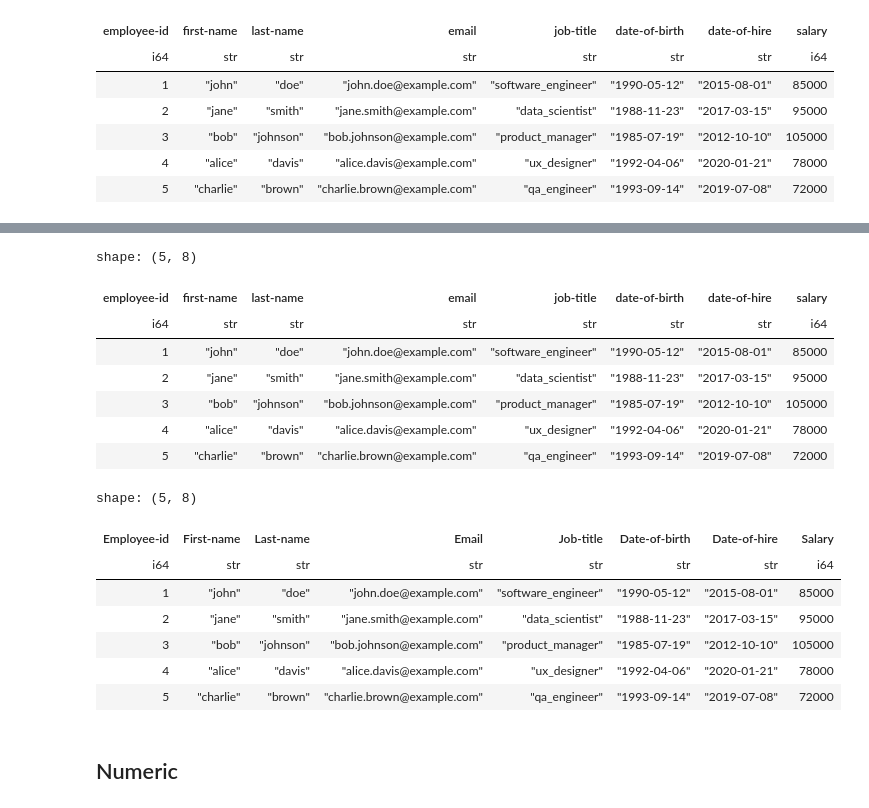
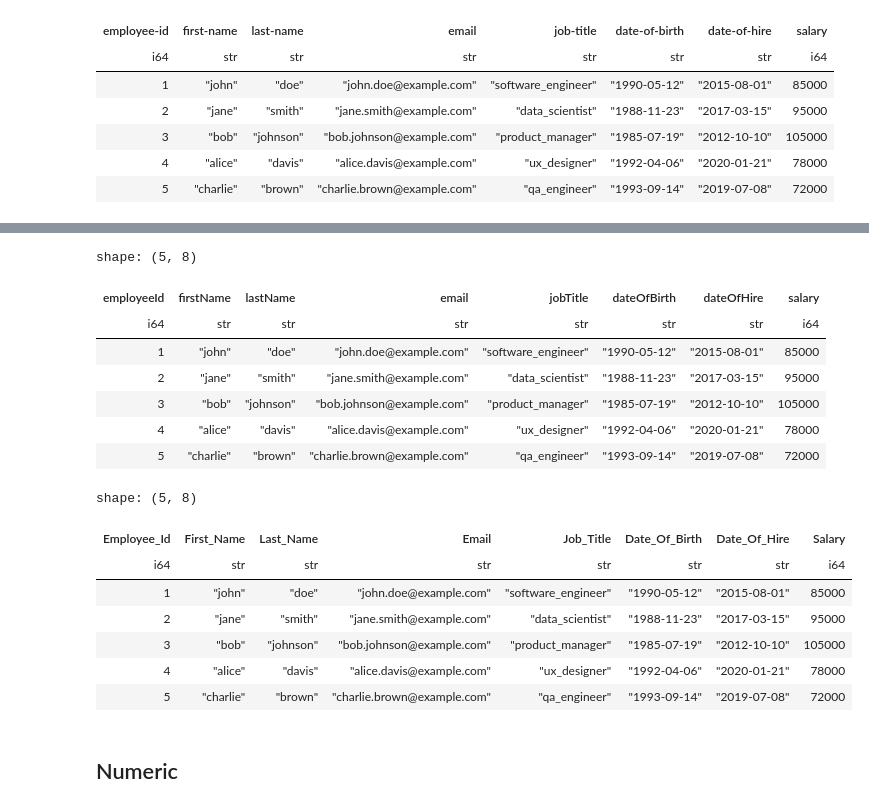
Before and after one commit to jrasband-dev/polars-extensions, a Jupyter notebook: usage.ipynb, the cells around one changed output, grey strips where cells are left out. Saved outputs shown, nothing was run; the diff lists cells and outputs as text; code cells hidden in the pictures.

```diff
--- a/usage.ipynb
+++ b/usage.ipynb
@@ -26,7 +25,6 @@ shape: (5, 8)
 | 4 | "alice" | "davis" | "alice.davis@example.com" | "ux_designer" | "1992-04-06" | "2020-01-21" | 78000 |
 | 5 | "charlie" | "brown" | "charlie.brown@example.com" | "qa_engineer" | "1993-09-14" | "2019-07-08" | 72000 |
 # %%
-data = data.name_ext.to_train_case()
-data
+data.name_ext.to_train_case()
 # %% [output]
 shape: (5, 8)
@@ -38,7 +36,6 @@ shape: (5, 8)
 | 4 | "alice" | "davis" | "alice.davis@example.com" | "ux_designer" | "1992-04-06" | "2020-01-21" | 78000 |
 | 5 | "charlie" | "brown" | "charlie.brown@example.com" | "qa_engineer" | "1993-09-14" | "2019-07-08" | 72000 |
 # %%
-data = data.name_ext.to_pascal_case()
-data
+data.name_ext.to_pascal_case()
 # %% [output]
 shape: (5, 8)
@@ -50,7 +47,6 @@ shape: (5, 8)
 | 4 | "alice" | "davis" | "alice.davis@example.com" | "ux_designer" | "1992-04-06" | "2020-01-21" | 78000 |
 | 5 | "charlie" | "brown" | "charlie.brown@example.com" | "qa_engineer" | "1993-09-14" | "2019-07-08" | 72000 |
 # %%
-data = data.name_ext.to_snake_case()
-data
+data.name_ext.to_snake_case()
 # %% [output]
 shape: (5, 8)
@@ -62,11 +58,10 @@ shape: (5, 8)
 | 4 | "alice" | "davis" | "alice.davis@example.com" | "ux_designer" | "1992-04-06" | "2020-01-21" | 78000 |
 | 5 | "charlie" | "brown" | "charlie.brown@example.com" | "qa_engineer" | "1993-09-14" | "2019-07-08" | 72000 |
 # %%
-data = data.name_ext.to_camel_case()
-data
+data.name_ext.to_camel_case()
 # %% [output]
 shape: (5, 8)
-| employee-id | first-name | last-name | email | job-title | date-of-birth | date-of-hire | salary |
+| employeeId | firstName | lastName | email | jobTitle | dateOfBirth | dateOfHire | salary |
 | i64 | str | str | str | str | str | str | i64 |
 | 1 | "john" | "doe" | "john.doe@example.com" | "software_engineer" | "1990-05-12" | "2015-08-01" | 85000 |
 | 2 | "jane" | "smith" | "jane.smith@example.com" | "data_scientist" | "1988-11-23" | "2017-03-15" | 95000 |
@@ -74,11 +69,10 @@ shape: (5, 8)
 | 4 | "alice" | "davis" | "alice.davis@example.com" | "ux_designer" | "1992-04-06" | "2020-01-21" | 78000 |
 | 5 | "charlie" | "brown" | "charlie.brown@example.com" | "qa_engineer" | "1993-09-14" | "2019-07-08" | 72000 |
 # %%
-data = data.name_ext.to_pascal_snake_case()
-data
+data.name_ext.to_pascal_snake_case()
 # %% [output]
 shape: (5, 8)
-| Employee-id | First-name | Last-name | Email | Job-title | Date-of-birth | Date-of-hire | Salary |
+| Employee_Id | First_Name | Last_Name | Email | Job_Title | Date_Of_Birth | Date_Of_Hire | Salary |
 | i64 | str | str | str | str | str | str | i64 |
 | 1 | "john" | "doe" | "john.doe@example.com" | "software_engineer" | "1990-05-12" | "2015-08-01" | 85000 |
 | 2 | "jane" | "smith" | "jane.smith@example.com" | "data_scientist" | "1988-11-23" | "2017-03-15" | 95000 |
```
Also changed, not shown: parts of 4 cells of this notebook, 1 other file.
